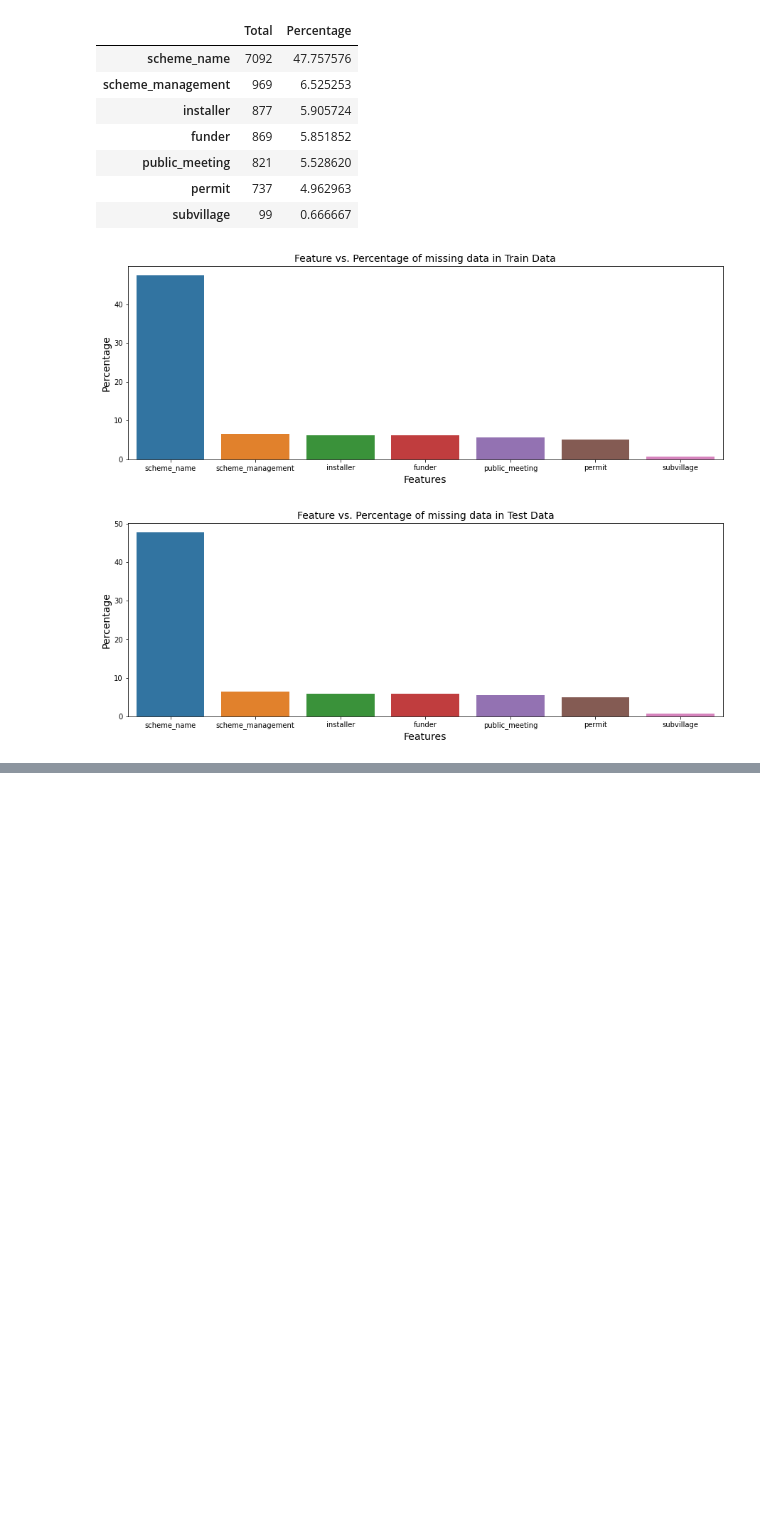
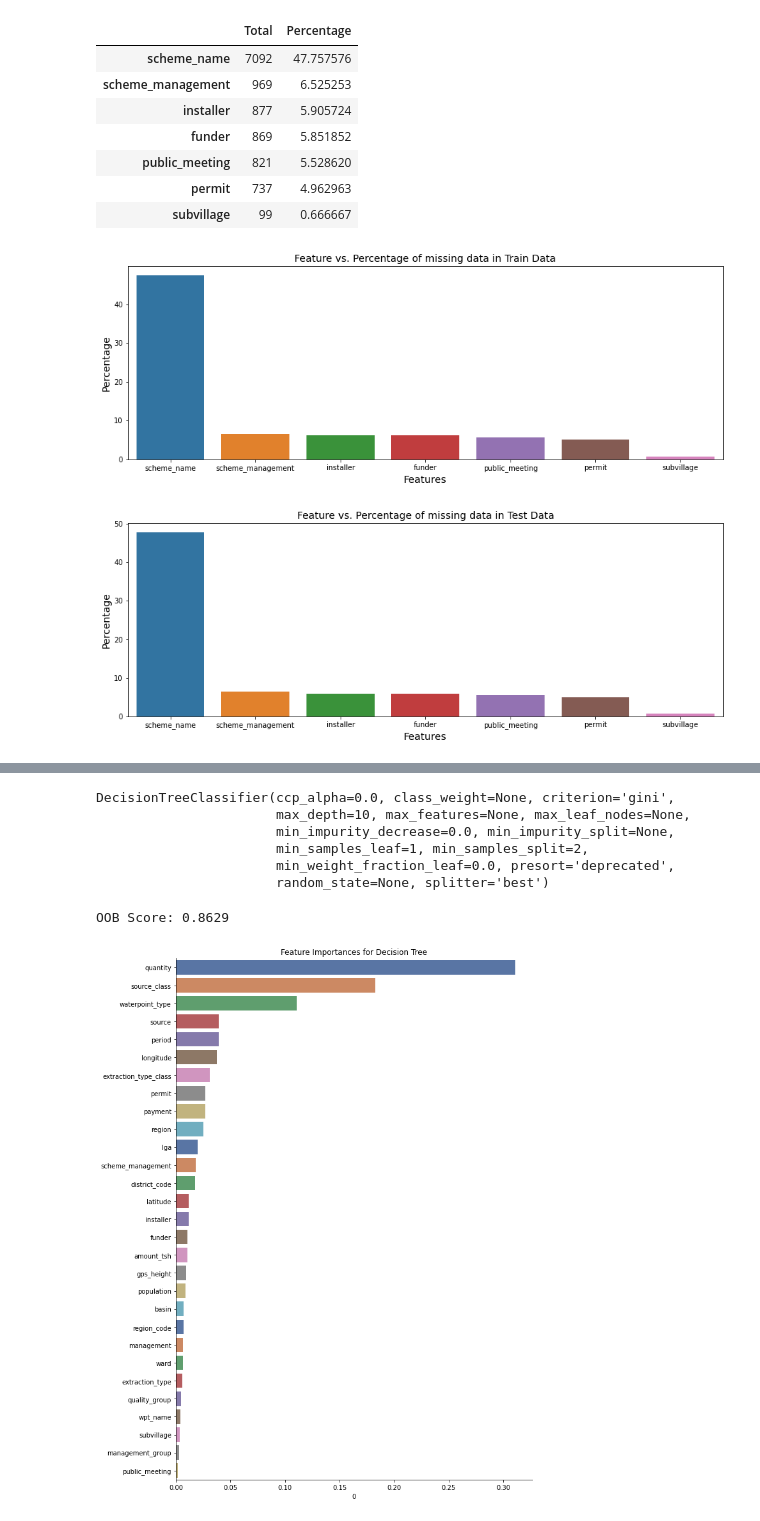
Before and after one commit to thuvarahan97/Pump-it-Up---Driven-Data, a Jupyter notebook: PumpItUp.ipynb, the cells around one changed output, grey strips where cells are left out. Drawn from its saved outputs; the diff is of its cells as text; code cells hidden in the pictures; blank space fills up the shorter version.

```diff
--- a/PumpItUp.ipynb
+++ b/PumpItUp.ipynb
@@ -470,0 +604,8 @@ submission.to_csv('submission.csv', index=False)
+# %%
+# using SMOTE for unbalanced train dataset
+counter = Counter(y_train)
+print ("Before", counter)
+smt = SMOTE()
+X_train_os, y_train = smt.fit_sample(X_train, y_train)
+counter = Counter(y_train)
+print ("After", counter)
@@ -470,0 +647,3 @@ submission.to_csv('submission.csv', index=False)
+# %%
+# Retain train columns after oversampling
+X_train = pd.DataFrame(X_train_os, columns=X_train.columns)
@@ -470,0 +655,37 @@ submission.to_csv('submission.csv', index=False)
+# %%
+# Decision Tree Classifier
+modelDTC = DecisionTreeClassifier(
+    criterion='gini',
+    max_depth=10,
+    min_samples_leaf=1,
+    min_samples_split=2
+    )
+
+# fit the DTC model on the training dataset
+modelDTC.fit(X_train, y_train)
+# %% [output]
+DecisionTreeClassifier(ccp_alpha=0.0, class_weight=None, criterion='gini',
+                       max_depth=10, max_features=None, max_leaf_nodes=None,
+                       min_impurity_decrease=0.0, min_impurity_split=None,
+                       min_samples_leaf=1, min_samples_split=2,
+                       min_weight_fraction_leaf=0.0, presort='deprecated',
+                       random_state=None, splitter='best')
+# %%
+# Random Forest Classifier
+modelRFC = RandomForestClassifier(bootstrap=True,
+                                  criterion='gini',
+                                  min_impurity_decrease=0.0,
+                                  min_samples_leaf=1,
+                                  min_samples_split=2,
+                                  n_estimators=1000,
+                                  n_jobs=1,
+                                  oob_score=True,
+                                  random_state=1
+                              )
+
+# fit the RFC model on the training dataset
+modelRFC.fit(X_train, y_train)
+
+print("OOB Score: %.4f" % modelRFC.oob_score_)
+# %% [output]
+OOB Score: 0.8629
@@ -470,0 +724,16 @@ submission.to_csv('submission.csv', index=False)
+# %%
+# Function to display order of important features in a chart
+def displayImportantFeatures(model, modelName):
+    importances = pd.DataFrame(model.feature_importances_, index = X_train.columns)
+    importances.sort_values(by = 0, inplace=True, ascending = False)
+    importances = importances
+    plt.figure(figsize=(10, 15))
+    sns.barplot(x=0, y=importances.index, data=importances,palette="deep").set_title("Feature Importances for "+ modelName);
+    sns.despine()
+# %%
+try:
+  displayImportantFeatures(modelDTC, "Decision Tree")
+except NameError:
+    print("Model is not defined!")
+# %% [output]
+[figure, added]
```
Also changed, not shown: parts of 90 cells of this notebook.
